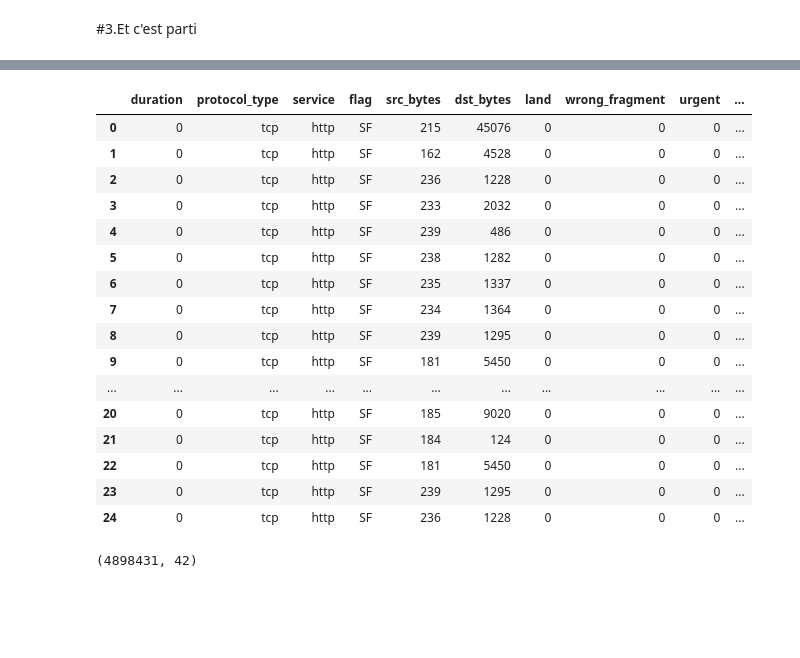
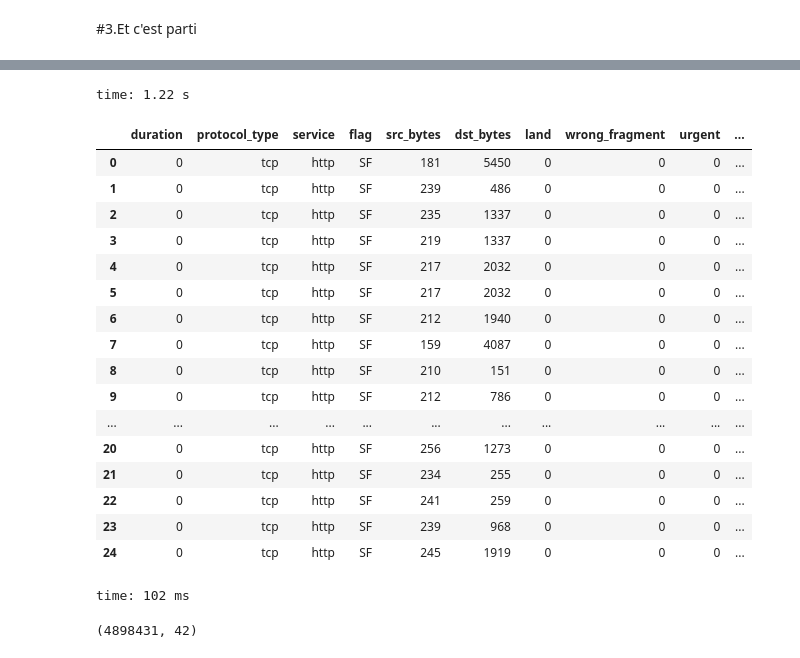
Before and after one commit to Frazew/NET4550_KDD99, a Jupyter notebook: KDD_Attaque_Reseaux.ipynb, the cells around one changed output, grey strips where cells are left out. Saved outputs shown, nothing was run; the diff lists cells and outputs as text; code cells hidden in the pictures; blank space fills up the shorter version.

```diff
--- a/KDD_Attaque_Reseaux.ipynb
+++ b/KDD_Attaque_Reseaux.ipynb
@@ -130,23 +130,28 @@ time: 15.7 s
+# %%
+dfp = pd.read_csv('datasetp',sep=',') #Dataframe du dataset à 10%
+# %% [output]
+time: 1.22 s
 # %%
-df.head(n=25)
+dfp.head(n=25)
 # %% [output]
 |  | duration | protocol_type | service | flag | src_bytes | dst_bytes | land | wrong_fragment | urgent | ... |
-| 0 | 0 | tcp | http | SF | 215 | 45076 | 0 | 0 | 0 | ... |
-| 1 | 0 | tcp | http | SF | 162 | 4528 | 0 | 0 | 0 | ... |
-| 2 | 0 | tcp | http | SF | 236 | 1228 | 0 | 0 | 0 | ... |
-| 3 | 0 | tcp | http | SF | 233 | 2032 | 0 | 0 | 0 | ... |
-| 4 | 0 | tcp | http | SF | 239 | 486 | 0 | 0 | 0 | ... |
-| 5 | 0 | tcp | http | SF | 238 | 1282 | 0 | 0 | 0 | ... |
-| 6 | 0 | tcp | http | SF | 235 | 1337 | 0 | 0 | 0 | ... |
-| 7 | 0 | tcp | http | SF | 234 | 1364 | 0 | 0 | 0 | ... |
-| 8 | 0 | tcp | http | SF | 239 | 1295 | 0 | 0 | 0 | ... |
-| 9 | 0 | tcp | http | SF | 181 | 5450 | 0 | 0 | 0 | ... |
+| 0 | 0 | tcp | http | SF | 181 | 5450 | 0 | 0 | 0 | ... |
+| 1 | 0 | tcp | http | SF | 239 | 486 | 0 | 0 | 0 | ... |
+| 2 | 0 | tcp | http | SF | 235 | 1337 | 0 | 0 | 0 | ... |
+| 3 | 0 | tcp | http | SF | 219 | 1337 | 0 | 0 | 0 | ... |
+| 4 | 0 | tcp | http | SF | 217 | 2032 | 0 | 0 | 0 | ... |
+| 5 | 0 | tcp | http | SF | 217 | 2032 | 0 | 0 | 0 | ... |
+| 6 | 0 | tcp | http | SF | 212 | 1940 | 0 | 0 | 0 | ... |
+| 7 | 0 | tcp | http | SF | 159 | 4087 | 0 | 0 | 0 | ... |
+| 8 | 0 | tcp | http | SF | 210 | 151 | 0 | 0 | 0 | ... |
+| 9 | 0 | tcp | http | SF | 212 | 786 | 0 | 0 | 0 | ... |
 | ... | ... | ... | ... | ... | ... | ... | ... | ... | ... | ... |
-| 20 | 0 | tcp | http | SF | 185 | 9020 | 0 | 0 | 0 | ... |
-| 21 | 0 | tcp | http | SF | 184 | 124 | 0 | 0 | 0 | ... |
-| 22 | 0 | tcp | http | SF | 181 | 5450 | 0 | 0 | 0 | ... |
-| 23 | 0 | tcp | http | SF | 239 | 1295 | 0 | 0 | 0 | ... |
-| 24 | 0 | tcp | http | SF | 236 | 1228 | 0 | 0 | 0 | ... |
+| 20 | 0 | tcp | http | SF | 256 | 1273 | 0 | 0 | 0 | ... |
+| 21 | 0 | tcp | http | SF | 234 | 255 | 0 | 0 | 0 | ... |
+| 22 | 0 | tcp | http | SF | 241 | 259 | 0 | 0 | 0 | ... |
+| 23 | 0 | tcp | http | SF | 239 | 968 | 0 | 0 | 0 | ... |
+| 24 | 0 | tcp | http | SF | 245 | 1919 | 0 | 0 | 0 | ... |
+time: 102 ms
 # %%
 df.shape
 # %% [output]
```
Also changed, not shown: parts of 29 cells of this notebook.
